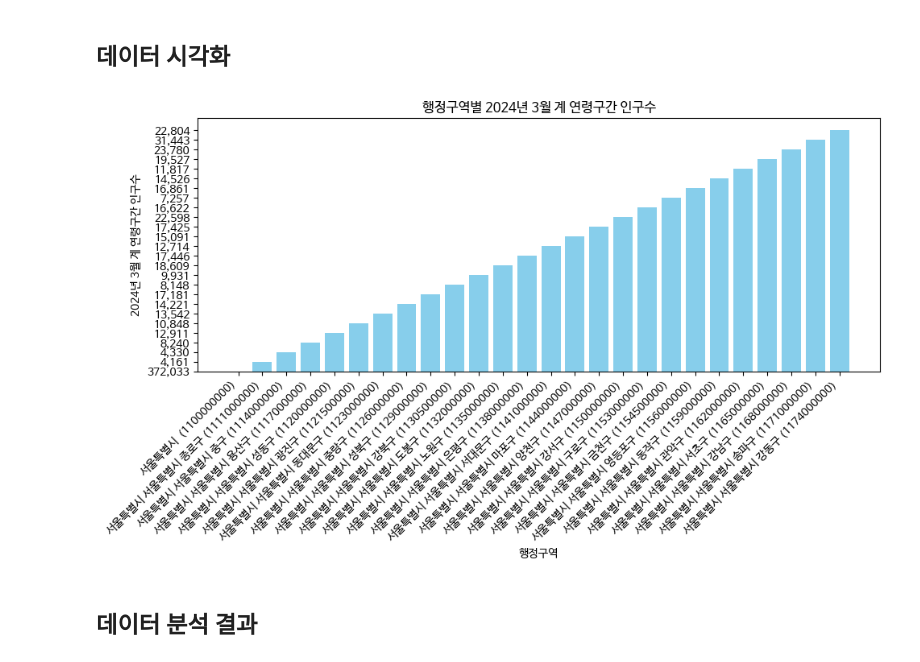
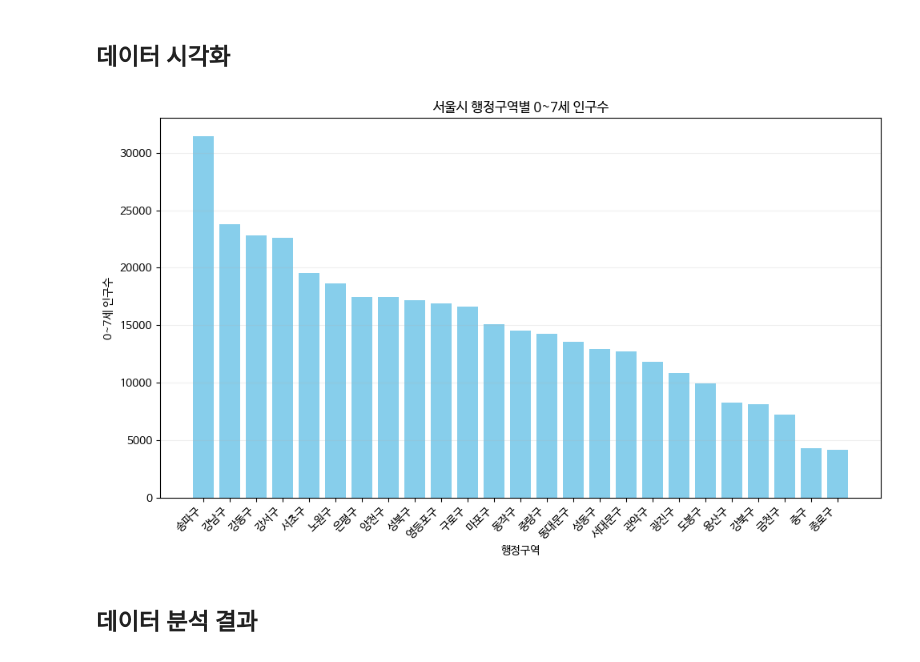
Before and after one commit to harujem/dataAnalysis, a Jupyter notebook: 미니프로젝트_EDA분석.ipynb, the cells around one changed output. Cells and saved outputs as stored; diff of their text form; code cells hidden in the pictures.

```diff
--- a/미니프로젝트_EDA분석.ipynb
+++ b/미니프로젝트_EDA분석.ipynb
@@ -100,0 +103,4 @@ df.head()
+# %%
+# 0번 행 제거
+df = df.drop(0)
+df.head(2)
@@ -101,4 +111,5 @@ df.head()
 # %%
 # 행정구역에서 구 정보 추출
-df['행정구역'].str.split(' ').str[2]
+df['행정구역'] = df['행정구역'].str.split(' ').str[2]
+df.head()
 # %% [output]
@@ -121,0 +122,4 @@ Name: 행정구역, dtype: object
+# %%
+# 인구수 문자열을 쉼표 제거후 숫자로 변환
+df['0~7세인구수'] = df['0~7세인구수'].str.replace(',', '').astype(int)
+df.head()
@@ -121,0 +133,4 @@ Name: 행정구역, dtype: object
+# %%
+# 인구수를 크기순으로 정렬
+df = df.sort_values(by='0~7세인구수', ascending=False)
+df
@@ -122,16 +155,22 @@ Name: 행정구역, dtype: object
 # %% [markdown]
 ## 데이터 시각화
 # %%
+# 그래프 데이터 지정
+x =  df['행정구역']
+y =  df['0~7세인구수']
+
 # 막대그래프 생성
-plt.figure(figsize=(10, 6))
-plt.bar(df['행정구역'], df["2024년03월_계_연령구간인구수"], color='skyblue')
-plt.xlabel('행정구역')
-plt.ylabel('2024년 3월 계 연령구간 인구수')
-plt.title('행정구역별 2024년 3월 계 연령구간 인구수')
-plt.xticks(rotation=45, ha='right')  # x축 라벨 회전 및 정렬
+plt.figure(figsize=(10, 6)) # 그래프 크기
+plt.bar(x, y, color='skyblue')
+
+plt.title('서울시 행정구역별 0~7세 인구수') # 제목
+plt.xlabel('행정구역') # x축
+plt.ylabel('0~7세 인구수') # y축
+
+plt.xticks(rotation=45, ha='right') # x축 눈금라벨 회전 및 정렬
+plt.grid(True, axis = 'y', alpha = 0.2) # 그리드
 plt.tight_layout()
 
-# 막대그래프 출력
 plt.show()
 # %% [output]
-[figure, old version]
+[figure, new version]
```
Also changed, not shown: parts of 7 cells of this notebook.
